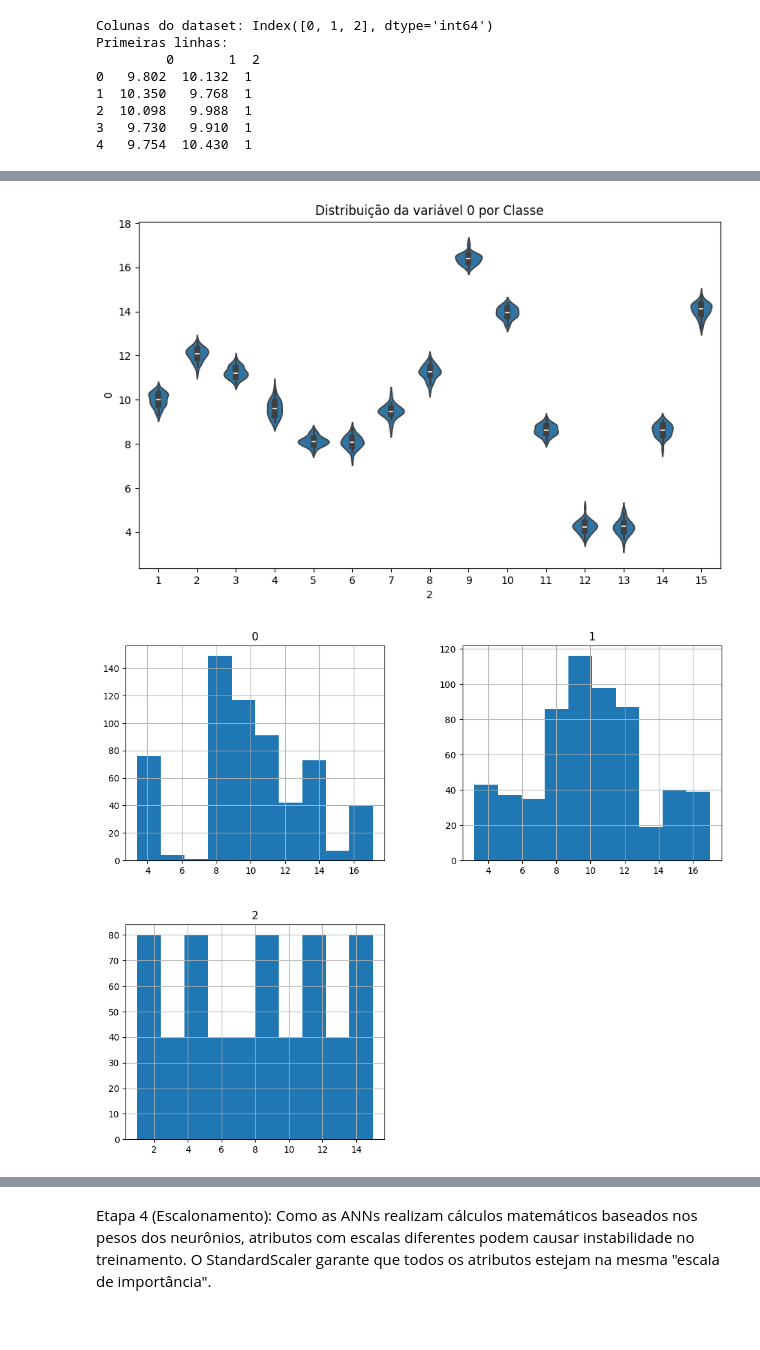
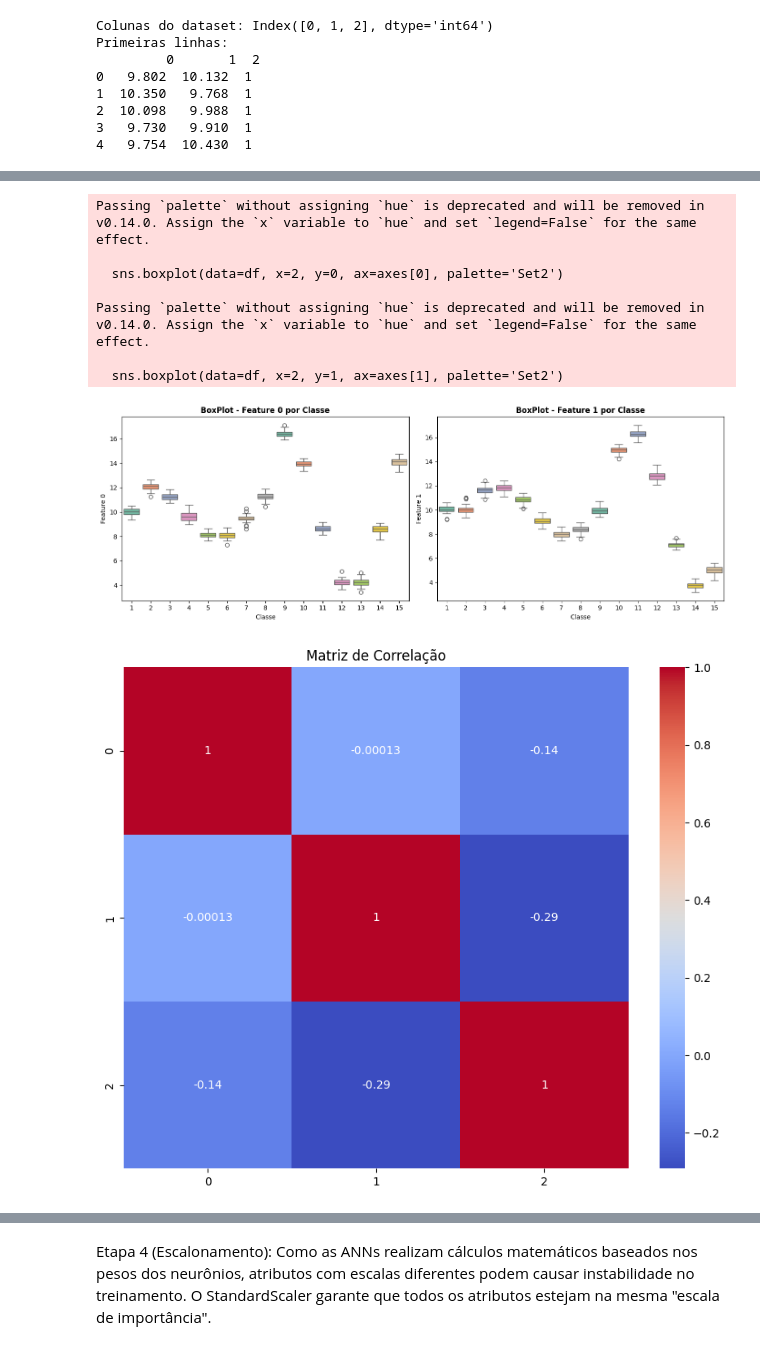
Before and after one commit to deboralawall/machine-learning, a Jupyter notebook: main15.ipynb, the cells around one changed output, grey strips where cells are left out. Cells and saved outputs as stored; diff of their text form; code cells hidden in the pictures.

```diff
--- a/main15.ipynb
+++ b/main15.ipynb
@@ -10,14 +8,16 @@ Etapa 2 (EDA): Utilizamos histogramas para entender a distribuição e a matriz
 # %%
-import pandas as pd
-import matplotlib.pyplot as plt
-import seaborn as sns
+def carregar_csv(caminho):
+    df = pd.read_csv(
+        caminho,
+        sep=r"\s+",
+        comment='#',
+        header=None,
+        names=[0, 1, 2],
+        engine='python'
+    )
 
-# 1. Definição da função (o return encerra a função)
-def carregar_csv(caminho):
-    df = pd.read_csv(caminho, header=None, names=[0, 1, 2], skiprows=1, sep='\t')
-
-    df[0] = df[0].astype(float)
-    df[1] = df[1].astype(float)
+    df[0] = df[0].astype(str).str.replace('"', '').str.replace(',', '.').astype(float)
+    df[1] = df[1].astype(str).str.replace('"', '').str.replace(',', '.').astype(float)
     df[2] = df[2].astype(int)
 
     dados = df[[0, 1]].values
@@ -25,24 +25,35 @@ def carregar_csv(caminho):
 
     return df, dados, rotulos
 
+
 df, dados, rotulos = carregar_csv('Base15.csv')
 
-# 3. Etapa 1: Entendimento
+# Etapa 1: Entendimento
 print("Colunas do dataset:", df.columns)
 print("Primeiras linhas:\n", df.head())
 
-# Colorindo os pontos pela classe (coluna 2)
-sns.pairplot(df, hue=2, palette='viridis', diag_kind='kde')
+
+# Etapa 2: Análise Exploratória (EDA)
+df.hist(figsize=(12, 10))
 plt.show()
 
-plt.figure(figsize=(10, 6))
-sns.violinplot(x=2, y=0, data=df) # Compare a coluna 0 com a classe 2
-plt.title("Distribuição da variável 0 por Classe")
+# BoxPlot por classe
+fig, axes = plt.subplots(1, 2, figsize=(14, 5))
+sns.boxplot(data=df, x=2, y=0, ax=axes[0], palette='Set2')
+axes[0].set_title('BoxPlot - Feature 0 por Classe', fontsize=12, fontweight='bold')
+axes[0].set_xlabel('Classe')
+axes[0].set_ylabel('Feature 0')
+
+sns.boxplot(data=df, x=2, y=1, ax=axes[1], palette='Set2')
+axes[1].set_title('BoxPlot - Feature 1 por Classe', fontsize=12, fontweight='bold')
+axes[1].set_xlabel('Classe')
+axes[1].set_ylabel('Feature 1')
+plt.tight_layout()
 plt.show()
 
-# 4. Etapa 2: Análise Exploratória (EDA)
-df.hist(figsize=(12, 10))
-plt.show()
+# Colorindo os pontos pela classe (coluna 2)
+# sns.pairplot(df, hue=2, palette='viridis', diag_kind='kde')
+# plt.show()
 
 # Matriz de correlação
 plt.figure(figsize=(10, 8))
@@ -62,2 +73,9 @@ Primeiras linhas:
+Passing `palette` without assigning `hue` is deprecated and will be removed in v0.14.0. Assign the `x` variable to `hue` and set `legend=False` for the same effect.
+
+  sns.boxplot(data=df, x=2, y=0, ax=axes[0], palette='Set2')
+
+Passing `palette` without assigning `hue` is deprecated and will be removed in v0.14.0. Assign the `x` variable to `hue` and set `legend=False` for the same effect.
+
+  sns.boxplot(data=df, x=2, y=1, ax=axes[1], palette='Set2')
-[figure, old version]
+[figure, new version]
-[figure, old version]
+[figure, new version]
```
Also changed, not shown: parts of 12 cells of this notebook, 1 other file.
